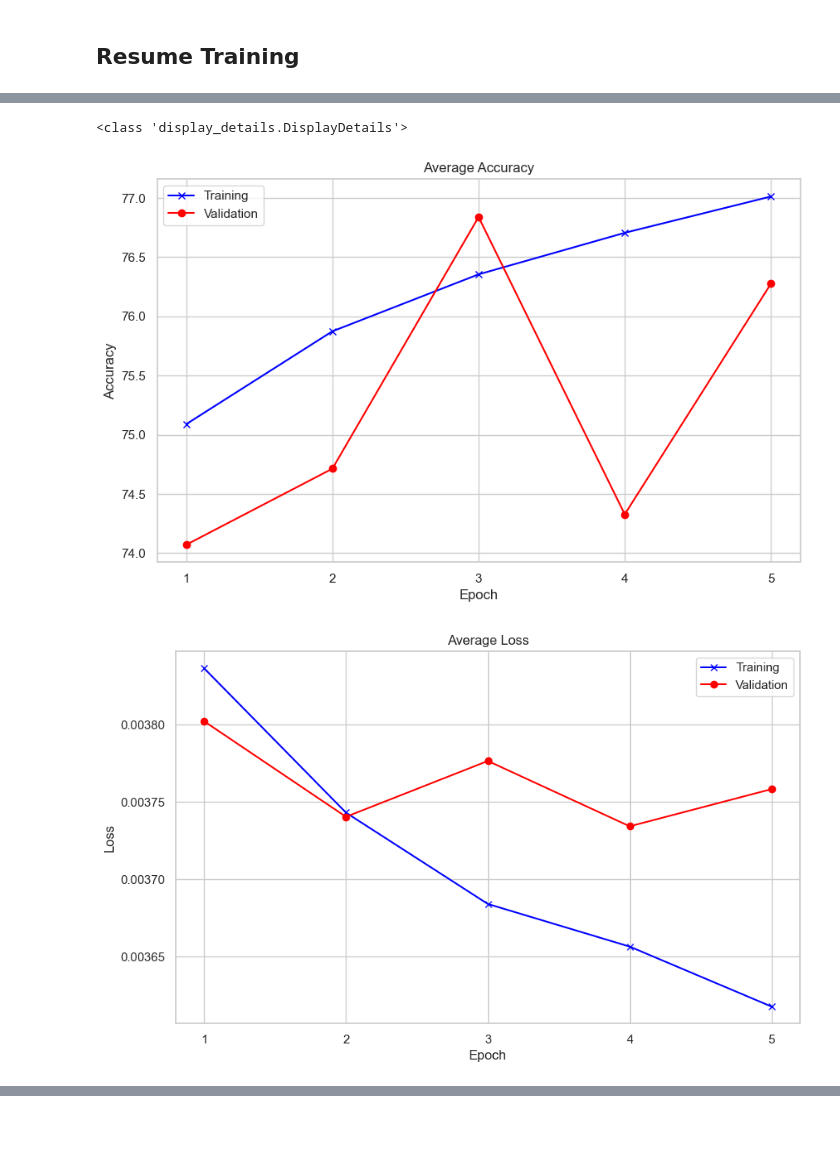
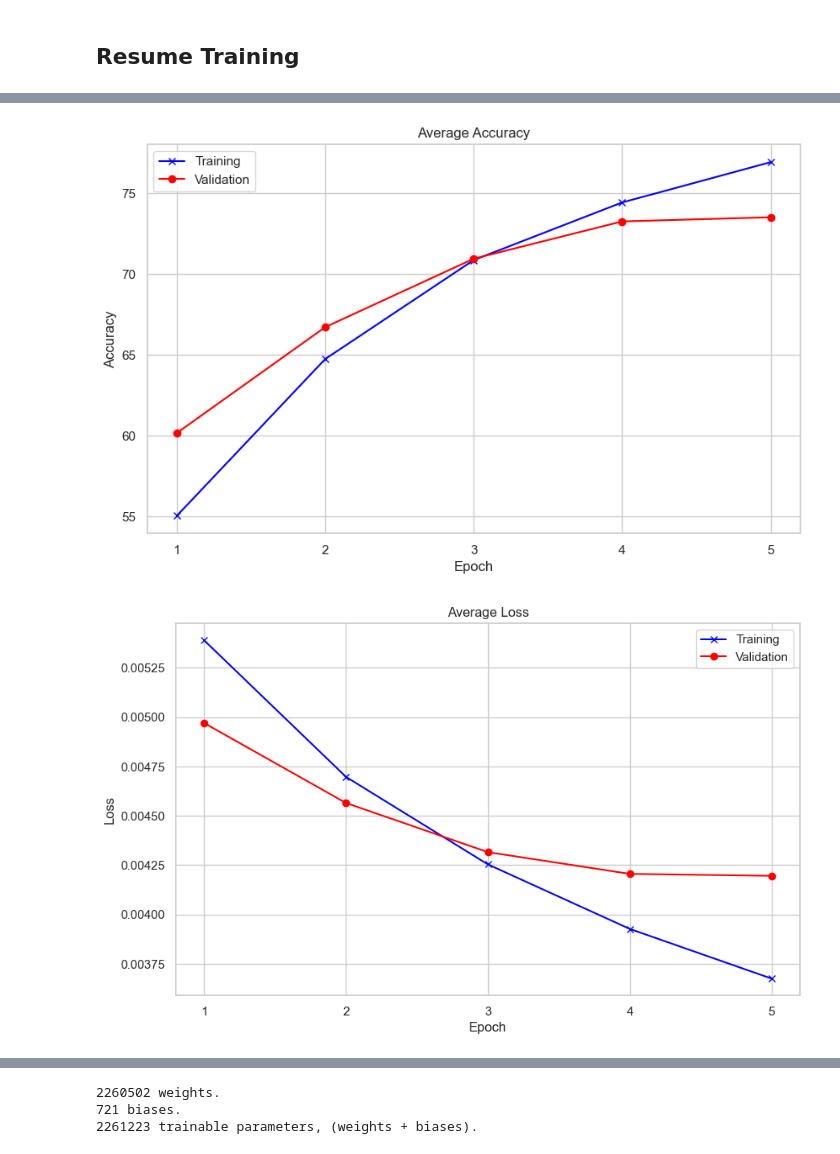
Before and after one commit to Gavriel94/LSTM, a Jupyter notebook: notebook.ipynb, the cells around one changed output, grey strips where cells are left out. Cells and saved outputs as stored; diff of their text form; code cells hidden in the pictures; blank space fills up the shorter version.

```diff
--- a/notebook.ipynb
+++ b/notebook.ipynb
@@ -842,4 +767,10 @@ Load the model to resume training or make predictions.
 # %%
+# Load vocab
+with open('Data/vocab.json', 'r') as f:
+    vocab_ = json.load(f)
+vocab = Vocab(vocab_)
+data_pipeline = preprocess.PreprocessingPipeline(vocab)
+
 def load_model():
     if torch.backends.mps.is_available():
         if torch.backends.mps.is_built():
@@ -858,20 +789,22 @@ def load_model():
                 num_hidden_nodes=hidden_nodes,
                 hidden_layers=hidden_layers
                 ).to(device)
-            return lstm
+            return lstm, device
     else:
         raise ValueError('Model cannot train without MPS device\n')
 
-loaded_model = load_model()
+loaded_model, device = load_model()
 # %% [markdown]
 ## Resume Training
 # %%
 epochs = 5
 batch_size = 128
-optimizer = optim.SGD(lstm.parameters(), lr=0.1, momentum=0.9)
+learning_rate = 0.01
+# Loss function
+criterion = nn.BCEWithLogitsLoss()
+optimizer = optim.Adam(loaded_model.parameters(), lr=learning_rate)
 scheduler = optim.lr_scheduler.StepLR(optimizer,
-                                    step_size=8,
-                                    gamma=0.8)
+                                      step_size=5)
 
 checkpoint = torch.load('checkpoint.pth')
 loaded_model.load_state_dict(checkpoint['model_state_dict'])
@@ -894,11 +827,23 @@ train_loader, val_loader, test_loader = init_dataloaders(
     device=device
     )
 
+# Toggle tracking with wandb
+track = False
+
+if track:
+    wandb.init(
+    project = "hate-speech-classification",
+    config = {
+        "learning rate": learning_rate,
+        "architecture": "LSTM",
+        "epochs": epochs,
+    })
+
 t_acc, t_loss, v_acc, v_loss = model_env(
     train_loader,
     val_loader,
     test_loader,
-    lstm,
+    loaded_model,
     optimizer,
     scheduler,
     criterion,
@@ -926,12 +871,9 @@ t_acc, t_loss, v_acc, v_loss = model_env(
 *-----------------------------------------------*
 # %%
-import display_details
-
 display = display_details.DisplayDetails()
 display.plot_metrics(t_acc, v_acc, 'Accuracy')
 display.plot_metrics(t_loss, v_loss, 'Loss')
-display.print_model_details(lstm)
+display.print_model_details(loaded_model)
 # %% [output]
-<class 'display_details.DisplayDetails'>
-[figure, old version]
+[figure, new version]
-[figure, old version]
+[figure, new version]
@@ -955,3 +880,6 @@ LSTM_Model(
+2260502 weights.
+721 biases.
+2261223 trainable parameters, (weights + biases).
 # %%
 def save_model(model, model_optimizer):
     """
```
Also changed, not shown: parts of 10 cells of this notebook.
